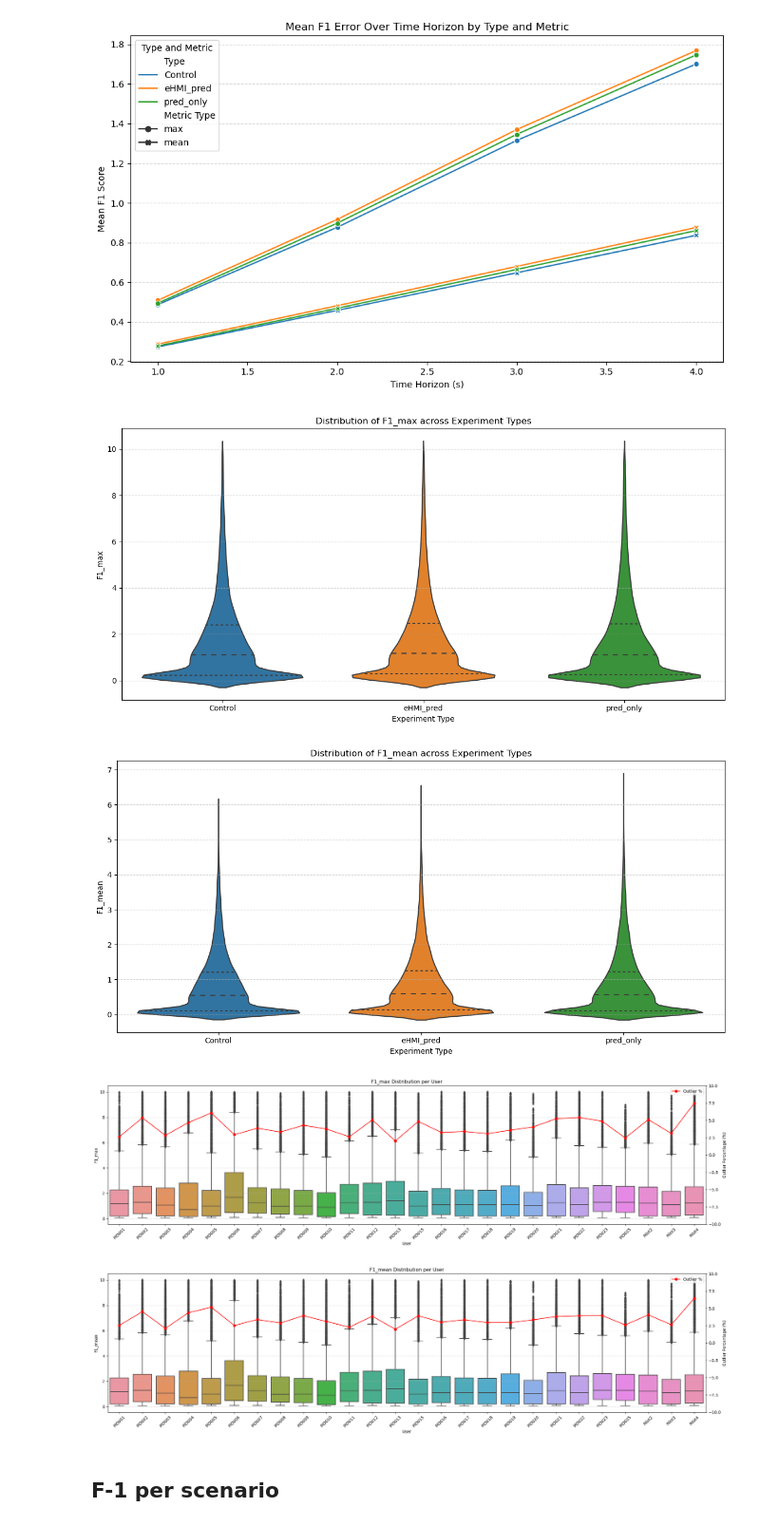
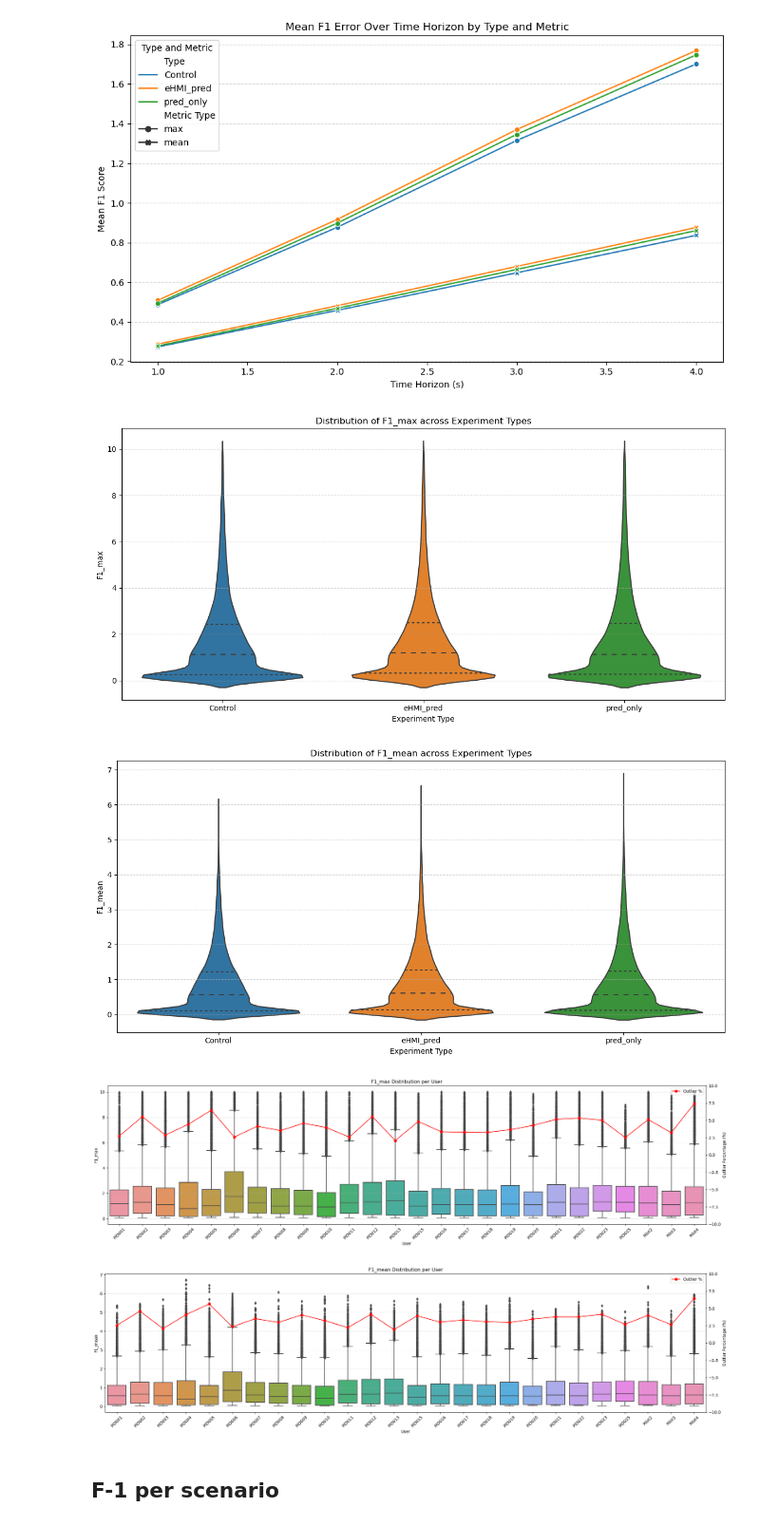
Before and after one commit to priest-yang/Pedestrian-Trajectory-Prediction, a Jupyter notebook: notebook/evaluation.ipynb, the cells around one changed output. Shown at 95% size. Cells and saved outputs as stored; diff of their text form; code cells hidden in the pictures.

```diff
--- a/notebook/evaluation.ipynb
+++ b/notebook/evaluation.ipynb
@@ -120,6 +120,7 @@ Error in PID019_pred_only_1_13_16_23
 Number of rows with incorrect pred_traj: 0, in percentage: 0.0%
 Number of rows with incorrect gt_traj: 33, in percentage: 100.0%
 # %%
+res_all = pd.read_pickle("../data/pred_evaluation_exp2.pkl")
 df = res_all
 df = df[df['F1_max']<10]
 res_all.head()
@@ -259,35 +260,35 @@ plt.savefig("../data/Plots/F1_max_distribution_per_user.png")
 plt.show()
 
 
 
 # Box plot for F1_max and F1_mean per User
 # Create figure and primary y-axis
 fig, ax1 = plt.subplots(figsize=(22, 6))
 # Boxplot for F1_max per User
-sns.boxplot(x='User', y='F1_max', data=df, ax=ax1)
+sns.boxplot(x='User', y='F1_mean', data=df, ax=ax1)
 ax1.set_title('F1_mean Distribution per User')
 ax1.set_xlabel('User')
 ax1.set_ylabel('F1_mean')
 ax1.grid(axis='y', linestyle='--', alpha=0.5)
 ax1.tick_params(axis='x', rotation=45)
 # Compute outlier percentage per user
 outlier_counts = df.groupby('User')['F1_mean'].apply(
     lambda x: (x > x.quantile(0.75) + 1.5 * (x.quantile(0.75) - x.quantile(0.25))).mean() * 100
 ) / 1.2
 # Create secondary y-axis
 ax2 = ax1.twinx()
 ax2.plot(outlier_counts.index, outlier_counts.values, color='red', marker='o', linestyle='-', label='Outlier %')
 ax2.set_ylabel('Outlier Percentage (%)')
 ax2.set_ylim(-10, 10)
 ax2.legend(loc='upper right')
 plt.tight_layout()
 plt.savefig("../data/Plots/F1_mean_distribution_per_user.png")
 plt.show()
 # %% [output]
 [figure]
 [figure]
 [figure]
-[figure, old version]
+[figure, new version]
 # %% [markdown]
 ## F-1 per scenario
 # %%
```
